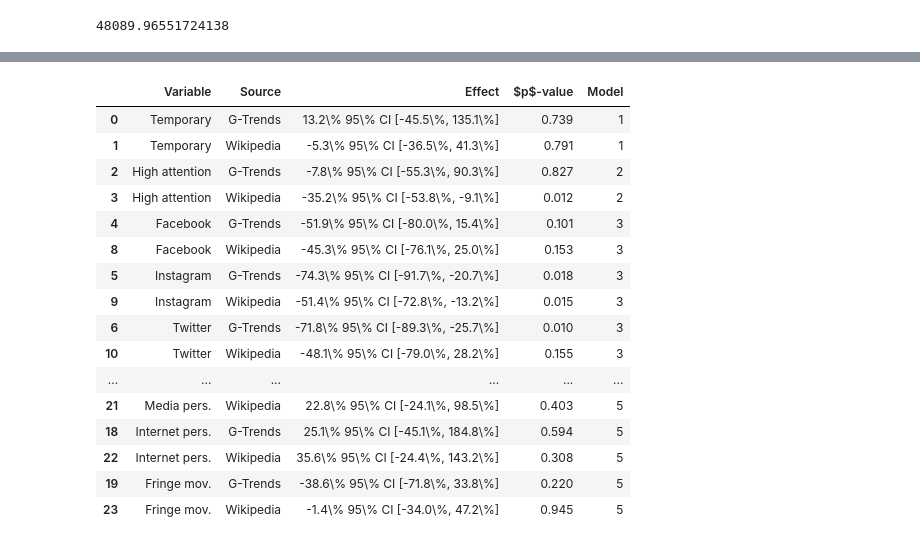
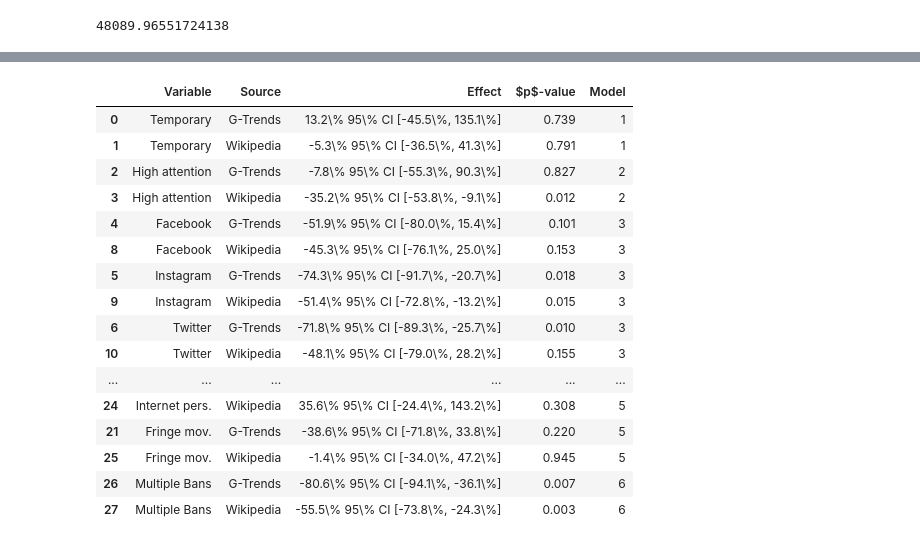
Before and after one commit to epfl-dlab/deplatforming_influencers, a Jupyter notebook: 03_did_an.ipynb, the cells around one changed output, grey strips where cells are left out. Cells and saved outputs as stored; diff of their text form; code cells hidden in the pictures.

```diff
--- a/03_did_an.ipynb
+++ b/03_did_an.ipynb
@@ -158,15 +159,17 @@ def diff_month(d1, d2):
     return (d1.year - d2.year) * 12 + d1.month - d2.month
 
 
-df_simplified = df.drop(["isRelevant", "kind", "searchTerm", "reasonComment", "gid", "article",
+df_simplified = df.drop(["isRelevant", "kind", "searchTerm", "reasonComment", "reason", "gid", "article",
          "qid", "descriptions", "sources"], axis=1)
-df_simplified = pd.get_dummies(df_simplified, columns=["platform", "reason", "isTemporary"])
+df_simplified = pd.get_dummies(df_simplified, columns=["platform", "reason2", "isTemporary"])
 
 df_simplified.columns
 
 df_simplified = df_simplified.groupby(["entity", "bgid"]).max().reset_index()
 df_simplified["banDate_months_since_2015"]  = df_simplified.banDate.apply(lambda x:
                                                                           diff_month(x, pd.to_datetime("2015")))
+df_simplified = df_simplified.loc[~df_simplified.bgid.isin(ban_dups)].copy()
+
 df_simplified
 # %% [output]
 |  | entity | bgid | banDate | politician | media_personality | internet_personality | fringe_movements | ... |
@@ -341,8 +342,10 @@ df_tuples_all_ex.columns = [x.replace("/", "_") for x in df_tuples_all_ex.column
 to_int = ['politician', 'media_personality', 'internet_personality',
        'fringe_movements', 'platform_facebook', 'platform_instagram',
        'platform_twitter', 'platform_youtube',
-       'reason_Hate_Harassment_Incitement_to_Violence',
-       'reason_Manipulation_Misinformation', 'reason_Other',
+#        'reason_Hate_Harassment_Incitement_to_Violence',
+#        'reason_Manipulation_Misinformation', 'reason_Other',
+       'reason2_HH', "reason2_IV",
+       'reason2_MM', 'reason2_Other',
        'isTemporary_False', 'isTemporary_True', 'banDate_months_since_2015',
        'isFirstBan', 'diff_m12', 'diff_m11', 'diff_m10',
        'diff_m9', 'diff_m8', 'diff_m7', 'diff_m6', 'diff_m5', 'diff_m4',
@@ -529,13 +489,17 @@ df_tuples_all_ex["low_attention"] = 0
 df_tuples_all_ex["low_attention"] = df_tuples_all_ex["exp_entity"].apply(lambda x: 1 if x in lowv else 0)
 df_tuples_all_ex["high_attention"] = 0
 df_tuples_all_ex["high_attention"] = df_tuples_all_ex["exp_entity"].apply(lambda x: 1 if x in highv else 0)
+# %%
+df_tuples_all_ex["mult_bans"] = 0
+df_tuples_all_ex["mult_bans"] = df_tuples_all_ex["bgid"].apply(lambda x: 1 if x in ban_dups else 0)
 # %%
 catsv = [
     ['*isTemporary_True'],
     ["*high_attention"],
     ['*platform_facebook', '*platform_instagram', '*platform_twitter', '*platform_youtube'],
-    ['*reason_Hate_Harassment_Incitement_to_Violence', '*reason_Manipulation_Misinformation'],
+    ['*reason2_HH', '*reason2_MM', "*reason2_IV"],
     ['*politician', '*media_personality', ':internet_personality', '*fringe_movements'],
+    ['*mult_bans'],
 ]
 
 sources = ["gtab", "wikimedia"]
@@ -608,12 +572,15 @@ mapt = {
  'platform_instagram': 'Instagram',
  'platform_twitter': 'Twitter',
  'platform_youtube': 'YouTube',
- 'reason_Hate_Harassment_Incitement_to_Violence': 'Hate',
- 'reason_Manipulation_Misinformation': 'Manipulation',
+ 'reason2_HH': 'Hate/Harassment',
+ 'reason2_MM': 'Misinformation',
+ 'reason2_IV': 'Incitement to Violence',
  'politician': 'Politician',
  'media_personality': 'Media pers.',
  'internet_personality': 'Internet pers.',
- 'fringe_movements': 'Fringe mov.'}
+ 'fringe_movements': 'Fringe mov.',
+ 'mult_bans': 'Multiple Bans',
+}
 
 acc = acc_.copy(deep=True)
 fround = lambda x: round(( np.exp(x)  -1 ) * 100, 1)
@@ -626,40 +593,41 @@ acc["source"] = acc["source"].apply(lambda x: mapt[x])
 
 acc["Effect"] = list(zip(acc["pes"], acc["low"], acc["hig"]))
 
 acc["Effect"] = acc["Effect"].apply(lambda x: "{:.1f}\% 95\% CI [{:.1f}\%, {:.1f}\%]".format(fround(x[0]),
                                                               fround(x[1]),
                                                               fround(x[2])))
 
 acc["$p$-value"] = acc["pva"].apply(lambda x: "{:.3f}".format(round(x, 3)))
 acc_f = acc[["cat", "source", "Effect", "$p$-value"]]
 acc_f.columns = ["Variable", "Source", "Effect", "$p$-value"]
-acc_f = acc_f.iloc[[0,1,2,3,4,8,5,9,6,10,7,11,12,14,13,15,16,20,17,21,18,22,19,23]]
+acc_f = acc_f.iloc[[0,1,2,3,4,8,5,9,6,10,7,11,12,15,13,16,14,17,18,22,19,23,20,24,21,25,26,27]]
 acc_f["Model"] = [
     "1", "1",
     "2", "2",
     "3", "3", "3", "3", "3", "3", "3", "3",
-    "4", "4", "4", "4",
+    "4", "4", "4", "4", "4", "4",
     "5", "5", "5", "5", "5", "5", "5", "5",
+    "6", "6"
 ]
 acc_f
 # %% [output]
 |  | Variable | Source | Effect | $p$-value | Model |
 | 0 | Temporary | G-Trends | 13.2\% 95\% CI [-45.5\%, 135.1\%] | 0.739 | 1 |
 | 1 | Temporary | Wikipedia | -5.3\% 95\% CI [-36.5\%, 41.3\%] | 0.791 | 1 |
 | 2 | High attention | G-Trends | -7.8\% 95\% CI [-55.3\%, 90.3\%] | 0.827 | 2 |
 | 3 | High attention | Wikipedia | -35.2\% 95\% CI [-53.8\%, -9.1\%] | 0.012 | 2 |
 | 4 | Facebook | G-Trends | -51.9\% 95\% CI [-80.0\%, 15.4\%] | 0.101 | 3 |
 | 8 | Facebook | Wikipedia | -45.3\% 95\% CI [-76.1\%, 25.0\%] | 0.153 | 3 |
 | 5 | Instagram | G-Trends | -74.3\% 95\% CI [-91.7\%, -20.7\%] | 0.018 | 3 |
 | 9 | Instagram | Wikipedia | -51.4\% 95\% CI [-72.8\%, -13.2\%] | 0.015 | 3 |
 | 6 | Twitter | G-Trends | -71.8\% 95\% CI [-89.3\%, -25.7\%] | 0.010 | 3 |
 | 10 | Twitter | Wikipedia | -48.1\% 95\% CI [-79.0\%, 28.2\%] | 0.155 | 3 |
 | ... | ... | ... | ... | ... | ... |
-| 21 | Media pers. | Wikipedia | 22.8\% 95\% CI [-24.1\%, 98.5\%] | 0.403 | 5 |
-| 18 | Internet pers. | G-Trends | 25.1\% 95\% CI [-45.1\%, 184.8\%] | 0.594 | 5 |
-| 22 | Internet pers. | Wikipedia | 35.6\% 95\% CI [-24.4\%, 143.2\%] | 0.308 | 5 |
-| 19 | Fringe mov. | G-Trends | -38.6\% 95\% CI [-71.8\%, 33.8\%] | 0.220 | 5 |
-| 23 | Fringe mov. | Wikipedia | -1.4\% 95\% CI [-34.0\%, 47.2\%] | 0.945 | 5 |
+| 24 | Internet pers. | Wikipedia | 35.6\% 95\% CI [-24.4\%, 143.2\%] | 0.308 | 5 |
+| 21 | Fringe mov. | G-Trends | -38.6\% 95\% CI [-71.8\%, 33.8\%] | 0.220 | 5 |
+| 25 | Fringe mov. | Wikipedia | -1.4\% 95\% CI [-34.0\%, 47.2\%] | 0.945 | 5 |
+| 26 | Multiple Bans | G-Trends | -80.6\% 95\% CI [-94.1\%, -36.1\%] | 0.007 | 6 |
+| 27 | Multiple Bans | Wikipedia | -55.5\% 95\% CI [-73.8\%, -24.3\%] | 0.003 | 6 |
 # %%
 print(acc_f.set_index(["Model", "Variable", "Source"]).to_latex(
     ).replace("0.000", "$<$0.001")
```
Also changed, not shown: parts of 14 cells of this notebook, 8 other files.
